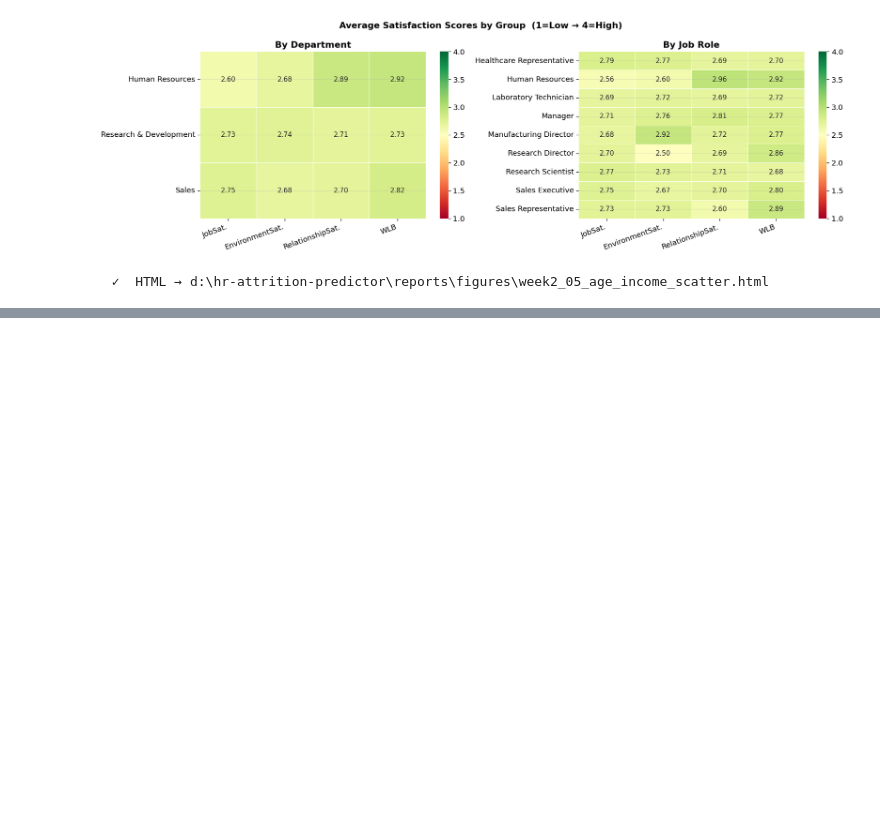
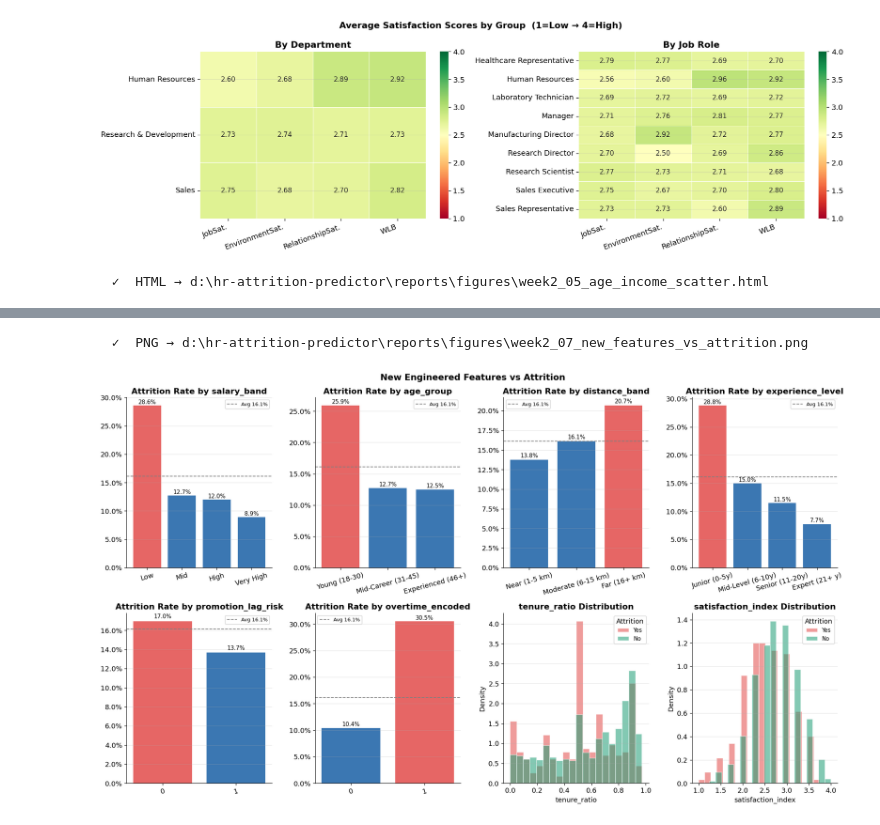
Before and after one commit to bhattacharyaArnab03/hr-attrition-predictor, a Jupyter notebook: notebooks/week2_dashboard_features.ipynb, the cells around one changed output, grey strips where cells are left out. Saved outputs shown, nothing was run; the diff lists cells and outputs as text; code cells hidden in the pictures; blank space fills up the shorter version.

Commit message:
Week 2 Dashboard Building & ML Dataset Preprocessing

```diff
--- a/notebooks/week2_dashboard_features.ipynb
+++ b/notebooks/week2_dashboard_features.ipynb
@@ -329,0 +566,11 @@ fig.show()
+# %%
+#Feature 6 -- Satisfaction Index
+sat_cols = ["JobSatisfaction", "EnvironmentSatisfaction",
+            "RelationshipSatisfaction", "WorkLifeBalance"]
+
+df_feat["satisfaction_index"] = df_feat[sat_cols].mean(axis=1).round(2)
+
+print("satisfaction_index stats:")
+print(df_feat["satisfaction_index"].describe().round(2).to_string())
+print(f"\nMean satisfaction_index by Attrition:")
+print(df_feat.groupby("Attrition")["satisfaction_index"].mean().round(3).to_string())
@@ -329,0 +671,51 @@ fig.show()
+# %%
+#Visualise new feature vs Attrition
+cat_new = ["salary_band", "age_group", "distance_band",
+           "experience_level", "promotion_lag_risk", "overtime_encoded"]
+num_new = ["tenure_ratio", "satisfaction_index"]
+
+fig, axes = plt.subplots(2, 4, figsize=(17, 10))
+axes = axes.flatten()
+
+palette = {"Yes": CLR["yes"], "No": CLR["no"]}
+overall_avg = (df_feat["Attrition"] == "Yes").mean() * 100
+
+# Attrition rate for categorical new features
+for i, col in enumerate(cat_new):
+    rate = (
+        df_feat.groupby(col)["Attrition"]
+               .apply(lambda x: (x == "Yes").mean() * 100)
+               .reset_index(name="rate")
+    )
+    colors_ = [CLR["yes"] if v > overall_avg else CLR["blue"]
+               for v in rate["rate"]]
+    axes[i].bar(rate[col].astype(str), rate["rate"],
+                color=colors_, alpha=0.85)
+    axes[i].axhline(overall_avg, color="gray", linestyle="--",
+                    linewidth=1.2, label=f"Avg {overall_avg:.1f}%")
+    axes[i].set_title(f"Attrition Rate by {col}", fontweight="bold")
+    axes[i].yaxis.set_major_formatter(mtick.PercentFormatter())
+    axes[i].legend(fontsize=8)
+    for j, v in enumerate(rate["rate"]):
+        axes[i].text(j, v + 0.3, f"{v:.1f}%", ha="center", fontsize=9)
+    axes[i].tick_params(axis="x", rotation=15)
+
+# Numeric new features — overlapping hist
+for i, col in enumerate(num_new, start=len(cat_new)):
+    for label, color in palette.items():
+        subset = df_feat[df_feat["Attrition"] == label][col]
+        axes[i].hist(subset, bins=20, alpha=0.55, label=label,
+                     color=color, edgecolor="white", density=True)
+    axes[i].set_title(f"{col} Distribution", fontweight="bold")
+    axes[i].set_xlabel(col)
+    axes[i].set_ylabel("Density")
+    axes[i].legend(title="Attrition", fontsize=9)
+
+fig.suptitle("New Engineered Features vs Attrition",
+             fontsize=14, fontweight="bold")
+plt.tight_layout()
+save_png(fig, "week2_07_new_features_vs_attrition.png")
+plt.show()
+# %% [output]
+  ✓  PNG → d:\hr-attrition-predictor\reports\figures\week2_07_new_features_vs_attrition.png
+[figure, added]
```
Also changed, not shown: parts of 16 cells of this notebook, 6 other files.
